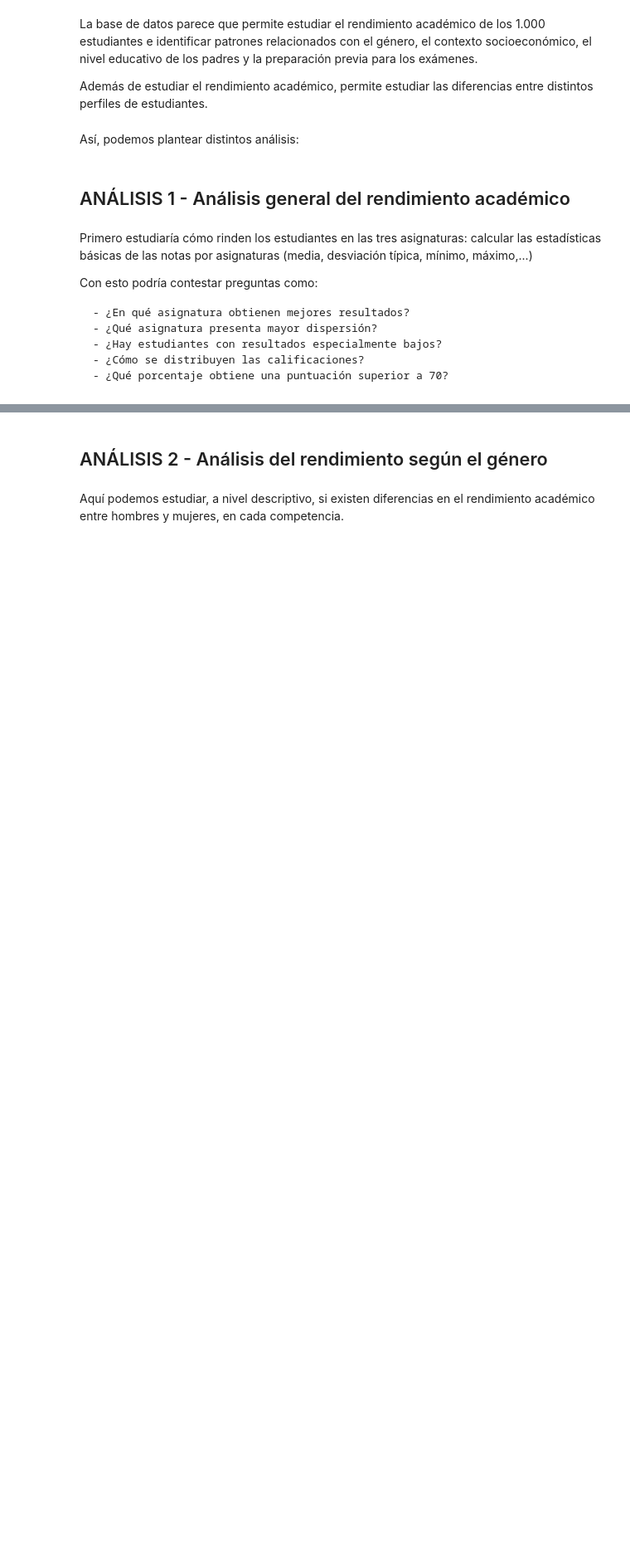
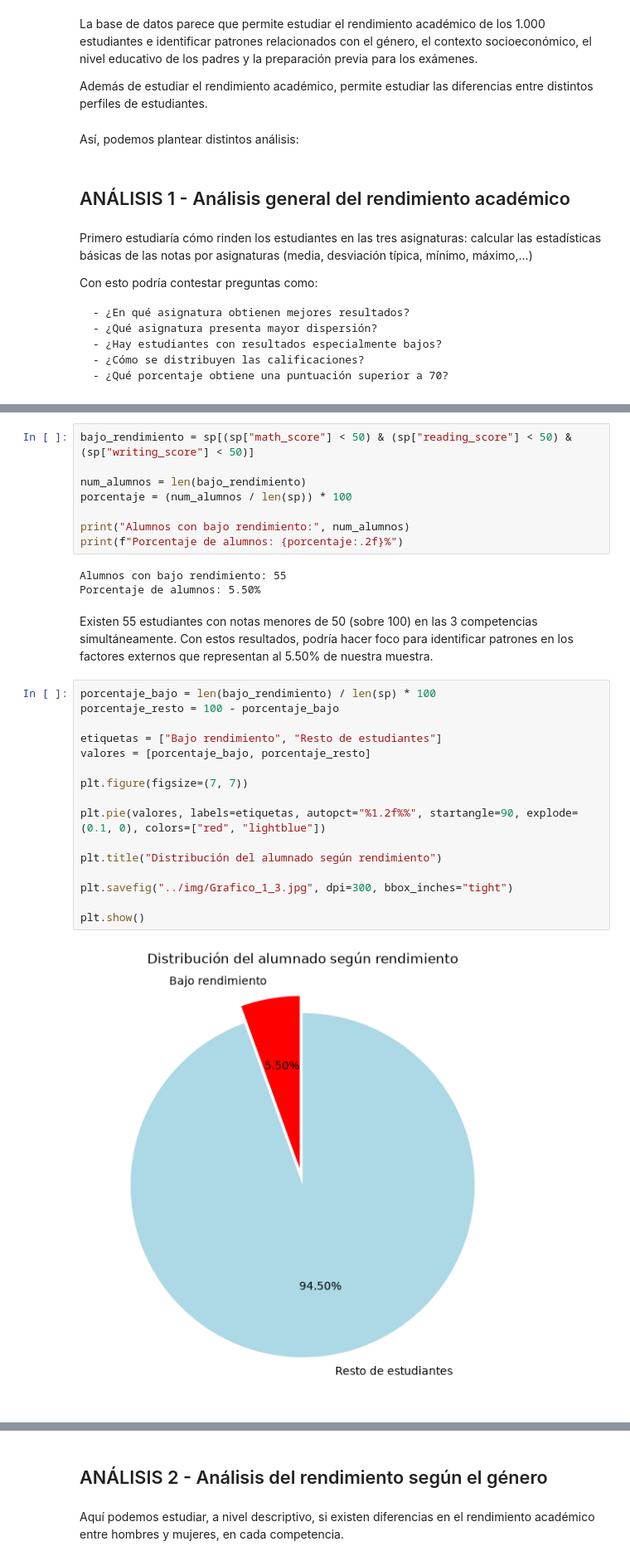
Before and after one commit to Rakel2026/Students_Performance_in_Exams, a Jupyter notebook: notebooks/0_Memory.ipynb, the cells around one changed output, grey strips where cells are left out. Shown at 83% size. Drawn from its saved outputs; the diff is of its cells as text; blank space fills up the shorter version.

```diff
--- a/notebooks/0_Memory.ipynb
+++ b/notebooks/0_Memory.ipynb
@@ -132,0 +324,31 @@ Con esto podría contestar preguntas como:
+# %%
+bajo_rendimiento = sp[(sp["math_score"] < 50) & (sp["reading_score"] < 50) & (sp["writing_score"] < 50)]
+
+num_alumnos = len(bajo_rendimiento)
+porcentaje = (num_alumnos / len(sp)) * 100
+
+print("Alumnos con bajo rendimiento:", num_alumnos)
+print(f"Porcentaje de alumnos: {porcentaje:.2f}%")
+# %% [output]
+Alumnos con bajo rendimiento: 55
+Porcentaje de alumnos: 5.50%
+# %% [markdown]
+Existen 55 estudiantes con notas menores de 50 (sobre 100) en las 3 competencias simultáneamente. Con estos resultados, podría hacer foco para identificar patrones en los factores externos que representan al 5.50% de nuestra muestra.
+# %%
+porcentaje_bajo = len(bajo_rendimiento) / len(sp) * 100
+porcentaje_resto = 100 - porcentaje_bajo
+
+etiquetas = ["Bajo rendimiento", "Resto de estudiantes"]
+valores = [porcentaje_bajo, porcentaje_resto]
+
+plt.figure(figsize=(7, 7))
+
+plt.pie(valores, labels=etiquetas, autopct="%1.2f%%", startangle=90, explode=(0.1, 0), colors=["red", "lightblue"])
+
+plt.title("Distribución del alumnado según rendimiento")
+
+plt.savefig("../img/Grafico_1_3.jpg", dpi=300, bbox_inches="tight")
+
+plt.show()
+# %% [output]
+[figure, added]
```
Also changed, not shown: parts of 96 cells of this notebook, 1 other file.
